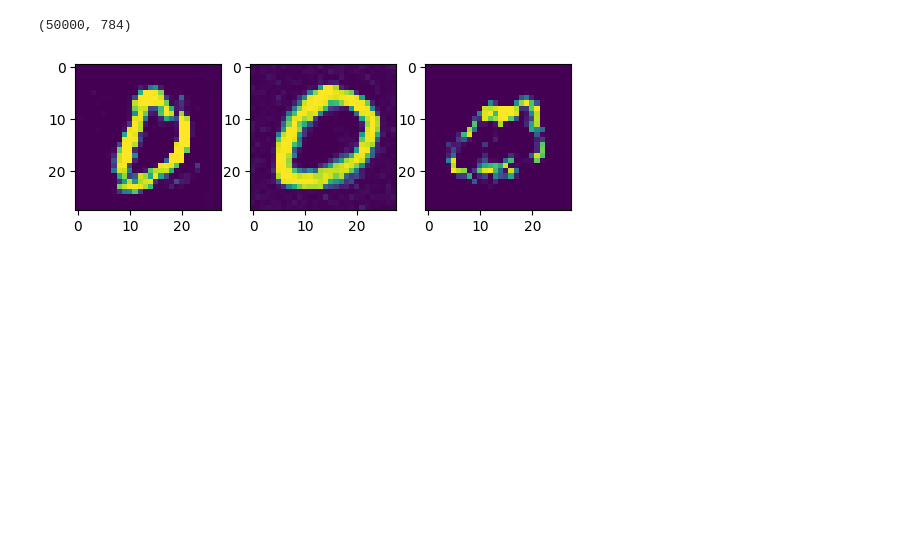
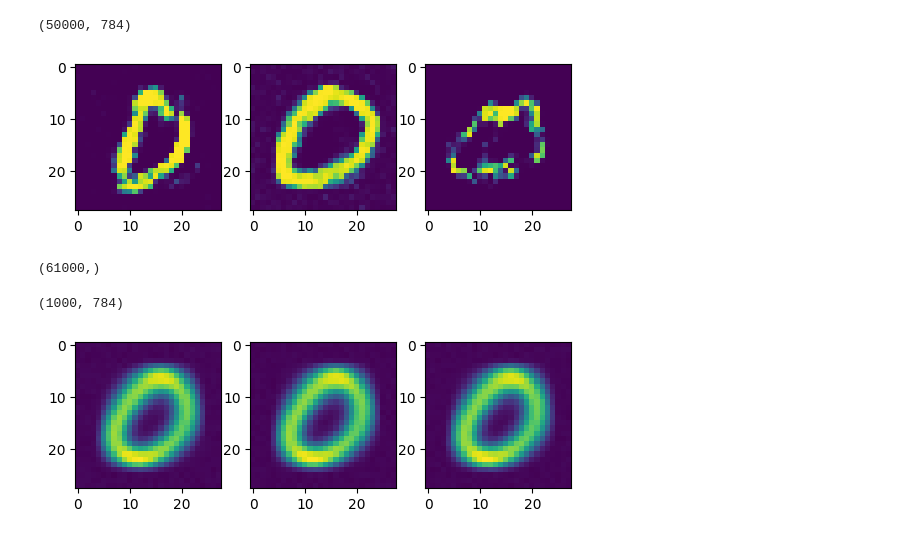
Before and after one commit to elfirdoussilab1/Synthetic-data, a Jupyter notebook: test_utils.ipynb, the cells around one changed output. Drawn from its saved outputs; the diff is of its cells as text; code cells hidden in the pictures; blank space fills up the shorter version.

```diff
--- a/test_utils.ipynb
+++ b/test_utils.ipynb
@@ -741,3 +741,25 @@ for i, img in enumerate(imgs):
 # %% [output]
 (50000, 784)
 [figure]
+# %%
+from dataset import *
+m = 100
+train_data = MNIST_verifier_data(m, True, 'cpu', True)
+test_data = MNIST_verifier_data(m, False, 'cpu', True)
+# %%
+y = train_data.y
+y.shape
+# %% [output]
+(61000,)
+# %%
+X_s = train_data.X_s
+print(X_s.shape)
+import matplotlib.pyplot as plt
+
+imgs = X_s[:3]
+fig, ax = plt.subplots(1, 3)
+for i, img in enumerate(imgs):
+    ax[i].imshow(img.reshape(28, 28))
+# %% [output]
+(1000, 784)
+[figure, added]
```
Also changed, not shown: parts of 6 cells of this notebook, 10 other files.
